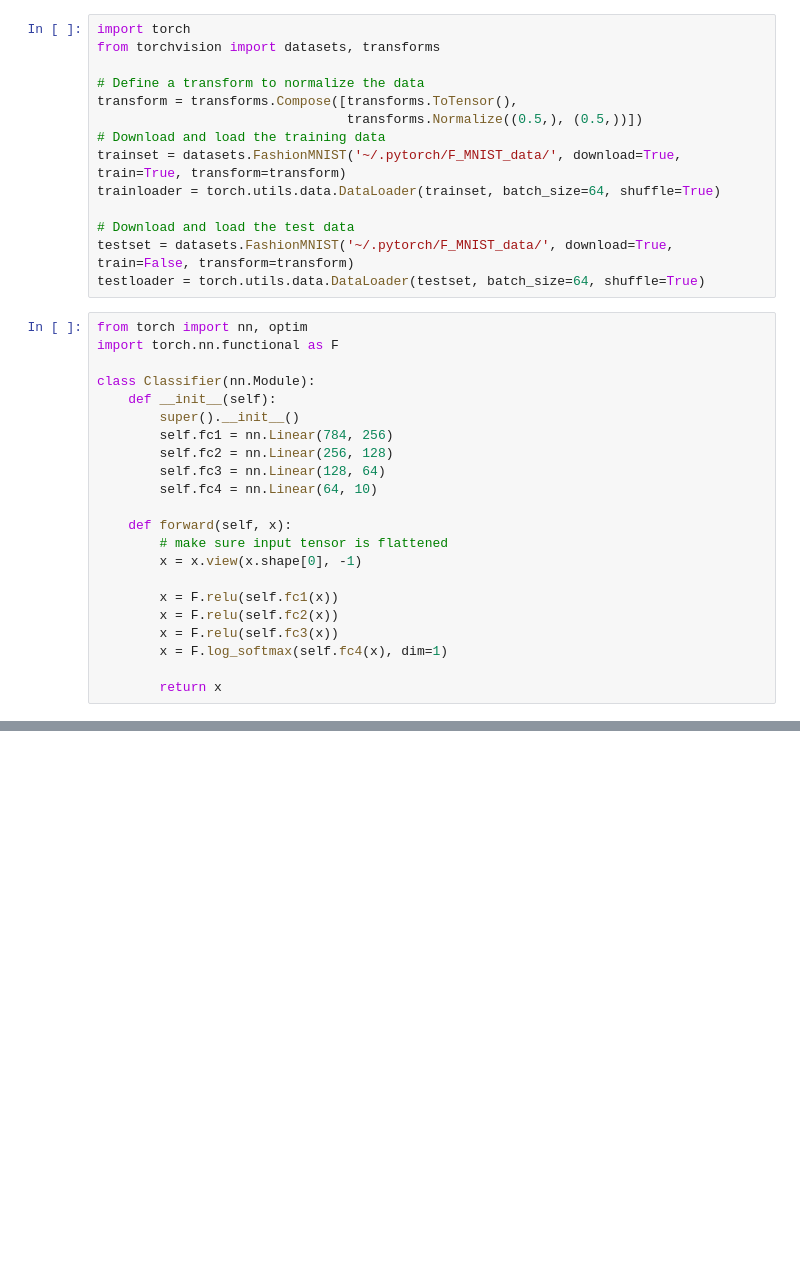
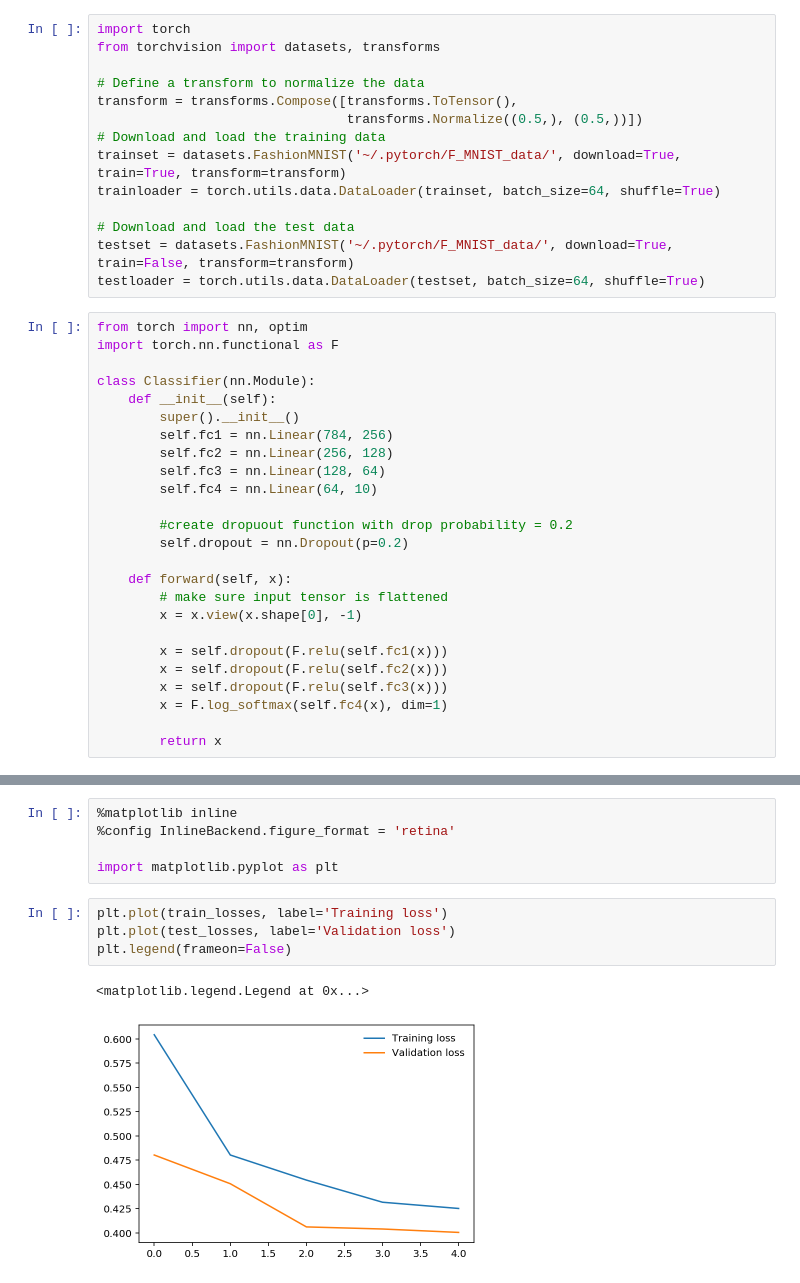
Before and after one commit to JananiSBabu/deep-learning-with-pytorch-torchvision, a Jupyter notebook: Practice4-Dropout.ipynb, the cells around one changed output, grey strips where cells are left out. Saved outputs shown, nothing was run; the diff lists cells and outputs as text; blank space fills up the shorter version.

Commit message:
Modified dropouts

```diff
--- a/Practice4-Dropout.ipynb
+++ b/Practice4-Dropout.ipynb
@@ -38,13 +41,16 @@ class Classifier(nn.Module):
         self.fc3 = nn.Linear(128, 64)
         self.fc4 = nn.Linear(64, 10)
 
+        #create dropuout function with drop probability = 0.2
+        self.dropout = nn.Dropout(p=0.2)
+
     def forward(self, x):
         # make sure input tensor is flattened
         x = x.view(x.shape[0], -1)
 
-        x = F.relu(self.fc1(x))
-        x = F.relu(self.fc2(x))
-        x = F.relu(self.fc3(x))
+        x = self.dropout(F.relu(self.fc1(x)))
+        x = self.dropout(F.relu(self.fc2(x)))
+        x = self.dropout(F.relu(self.fc3(x)))
         x = F.log_softmax(self.fc4(x), dim=1)
 
         return x
@@ -50,0 +115,12 @@ class Classifier(nn.Module):
+# %%
+%matplotlib inline
+%config InlineBackend.figure_format = 'retina'
+
+import matplotlib.pyplot as plt
+# %%
+plt.plot(train_losses, label='Training loss')
+plt.plot(test_losses, label='Validation loss')
+plt.legend(frameon=False)
+# %% [output]
+<matplotlib.legend.Legend at 0x...>
+[figure, added]
```
Also changed, not shown: parts of 3 cells of this notebook.
